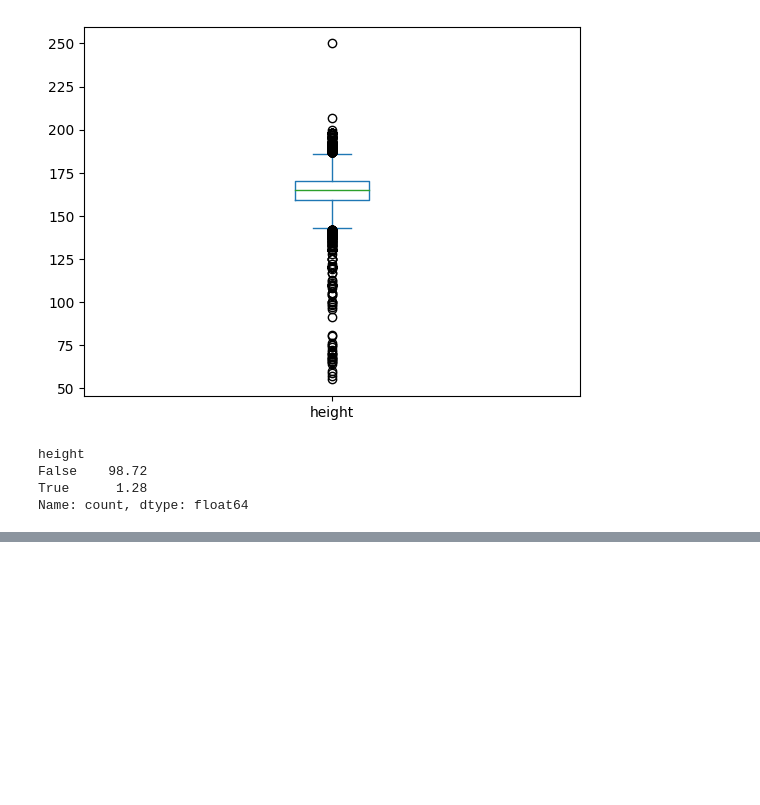
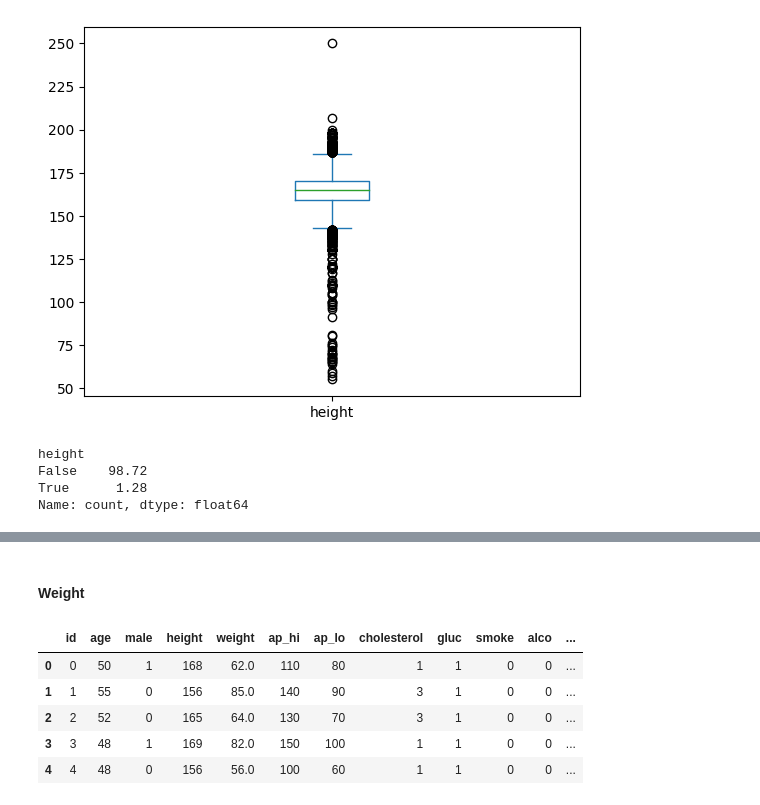
Before and after one commit to CodePrin/Cardiovascular_Disease_Prediction, a Jupyter notebook: CardiovascularDisease.ipynb, the cells around one changed output, grey strips where cells are left out. Saved outputs shown, nothing was run; the diff lists cells and outputs as text; code cells hidden in the pictures; blank space fills up the shorter version.

Commit message:
Exploratory data analysis and cleaning till weight is being done.

```diff
--- a/CardiovascularDisease.ipynb
+++ b/CardiovascularDisease.ipynb
@@ -233,3 +229,18 @@ Name: count, dtype: float64
 # %%
 # The records of patients having height above 200cm will be removed because tall people mostly have a higher risk of atrial fibrillation and varicose veins related problems.
 df = df[df["height"] < 200]
+# %% [markdown]
+#### Weight
+# %%
+# Adding a new parameter for Body Mass Index (bmi), a metric used to classify weight per height class.
+# This will be a better indicator of health using weight and height.
+# BMI = kg/m2
+df["bmi"] = df["weight"] *10000 / ((df["height"])**2)
+df.head()
+# %% [output]
+|  | id | age | male | height | weight | ap_hi | ap_lo | cholesterol | gluc | smoke | alco | ... |
+| 0 | 0 | 50 | 1 | 168 | 62.0 | 110 | 80 | 1 | 1 | 0 | 0 | ... |
+| 1 | 1 | 55 | 0 | 156 | 85.0 | 140 | 90 | 3 | 1 | 0 | 0 | ... |
+| 2 | 2 | 52 | 0 | 165 | 64.0 | 130 | 70 | 3 | 1 | 0 | 0 | ... |
+| 3 | 3 | 48 | 1 | 169 | 82.0 | 150 | 100 | 1 | 1 | 0 | 0 | ... |
+| 4 | 4 | 48 | 0 | 156 | 56.0 | 100 | 60 | 1 | 1 | 0 | 0 | ... |
```
Also changed, not shown: parts of 9 cells of this notebook.
